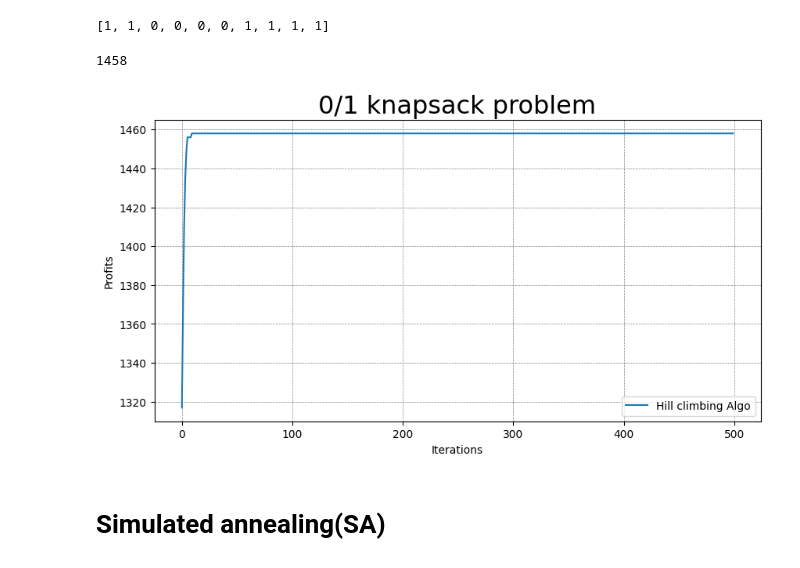
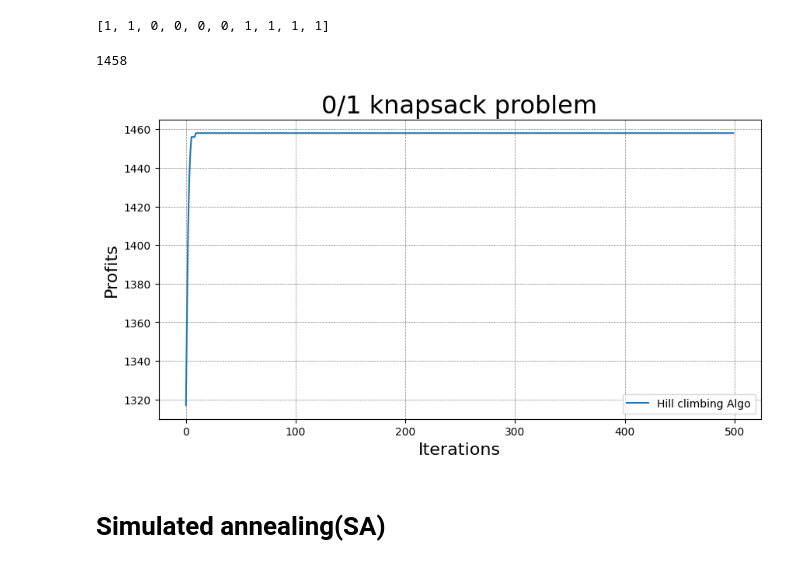
Before and after one commit to sc0210/AWINLAB_hw, a Jupyter notebook: Meta_heuristic Algorithm/01-knapstack.ipynb, the cells around one changed output. Saved outputs shown, nothing was run; the diff lists cells and outputs as text; code cells hidden in the pictures.

```diff
--- a/Meta_heuristic Algorithm/01-knapstack.ipynb
+++ b/Meta_heuristic Algorithm/01-knapstack.ipynb
@@ -145,44 +139,47 @@ best_solution, best_fitness = hill_climbing()
 def HC_loop(iterate):
     condition = True # Flag for while-loop
     hc_results = [] # Store each iterateion result
-    index, temp = 0, 0 # Temporary variables
+    idx, best_fitness = 0, 0 # Temporary variables
     while condition:
         # First iterative of HC
-        best_solution, best_fitness = hill_climbing()
+        _ , current_fitness = hill_climbing()
 
         # Find optimonal solution, either equal or greater than the previous one
-        if best_fitness >= temp:
-            hc_results.append(best_fitness)
-            temp = best_fitness
-            index += 1
+        if current_fitness >= best_fitness:
+            hc_results.append(current_fitness)
+            best_fitness = current_fitness
+            idx += 1
 
         # 500 iterations
-        if index == iterate:
+        if idx == iterate:
             condition = False
             return hc_results, best_fitness
-# %%
-iterate = 500
-hc_results, best_fiteness = HC_loop(iterate)
-best_fiteness
-# %% [output]
-1458
+# %%
+# Parameters
+iterate = 500
+
+# Hill climbing algo. for 500 iterations, return the process in earch iteration & coverangce solution
+hc_results, best_fiteness = HC_loop(iterate)
+best_fiteness
+# %% [output]
+1458
 # %%
 import matplotlib.pyplot as plt
 
 plt.figure(figsize=(10, 5))
 plt.grid(color = 'gray', linestyle = '--', linewidth = 0.5)
 
-plt.xlabel('Iterations')
-plt.ylabel('Profits')
+plt.xlabel('Iterations', size='16')
+plt.ylabel('Profits', size='16')
 plt.title('0/1 knapsack problem',size='23')
 
 plt.plot(hc_results, label='Hill climbing Algo')
 plt.legend(loc='lower right')
 plt.savefig('./01_knapsack_HC.png')
 
 plt.show()
 # %% [output]
-[figure, old version]
+[figure, new version]
 # %% [markdown]
 # Simulated annealing(SA)
 # %%
```
Also changed, not shown: parts of 6 cells of this notebook, 5 other files.
